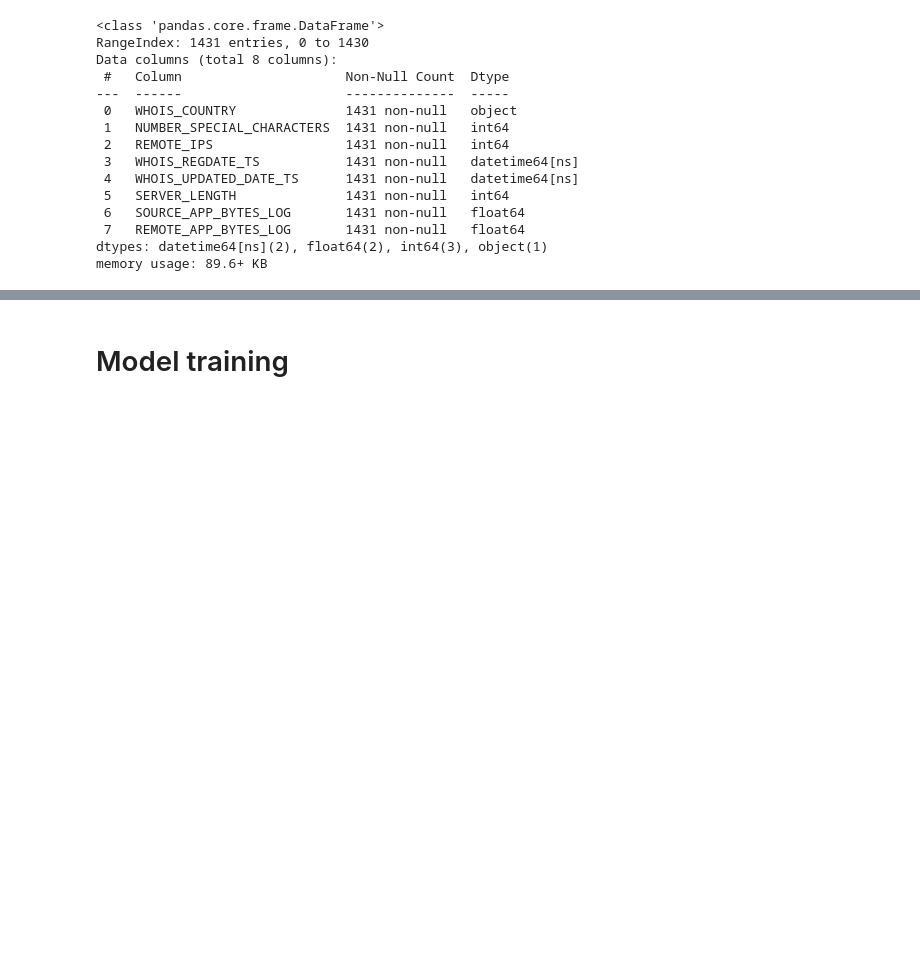
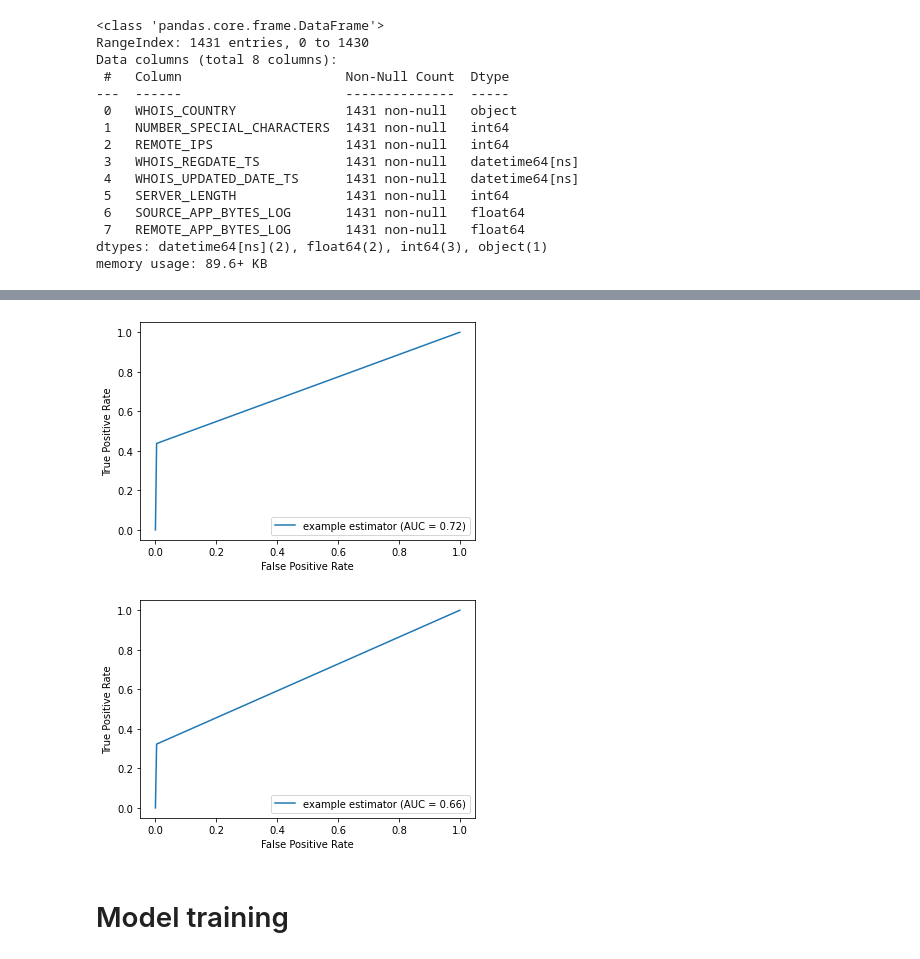
Before and after one commit to Jonkil/ML-project-2021-ESIEE, a Jupyter notebook: notebook_2.ipynb, the cells around one changed output, grey strips where cells are left out. Cells and saved outputs as stored; diff of their text form; code cells hidden in the pictures; blank space fills up the shorter version.

Commit message:
got until model training

```diff
--- a/notebook_2.ipynb
+++ b/notebook_2.ipynb
@@ -784,2 +710,21 @@ df_train.sort_values(by=['Type']+numeric_columns, ascending=False)
+# %%
+from sklearn import metrics
+fpr, tpr, thresholds = metrics.roc_curve(y_test, clf.predict(X_test))
+roc_auc = metrics.auc(fpr, tpr)
+display = metrics.RocCurveDisplay(fpr=fpr, tpr=tpr, roc_auc=roc_auc,
+                                  estimator_name='example estimator')
+display.plot()
+
+fpr, tpr, thresholds = metrics.roc_curve(y_train, clf.predict(X_train))
+roc_auc = metrics.auc(fpr, tpr)
+display = metrics.RocCurveDisplay(fpr=fpr, tpr=tpr, roc_auc=roc_auc,
+                                  estimator_name='example estimator')
+
+display.plot()
+
+plt.show()
+# %% [output]
+[figure, added]
+[figure, added]
 # %% [markdown]
 # Model training
```
Also changed, not shown: parts of 20 cells of this notebook.
